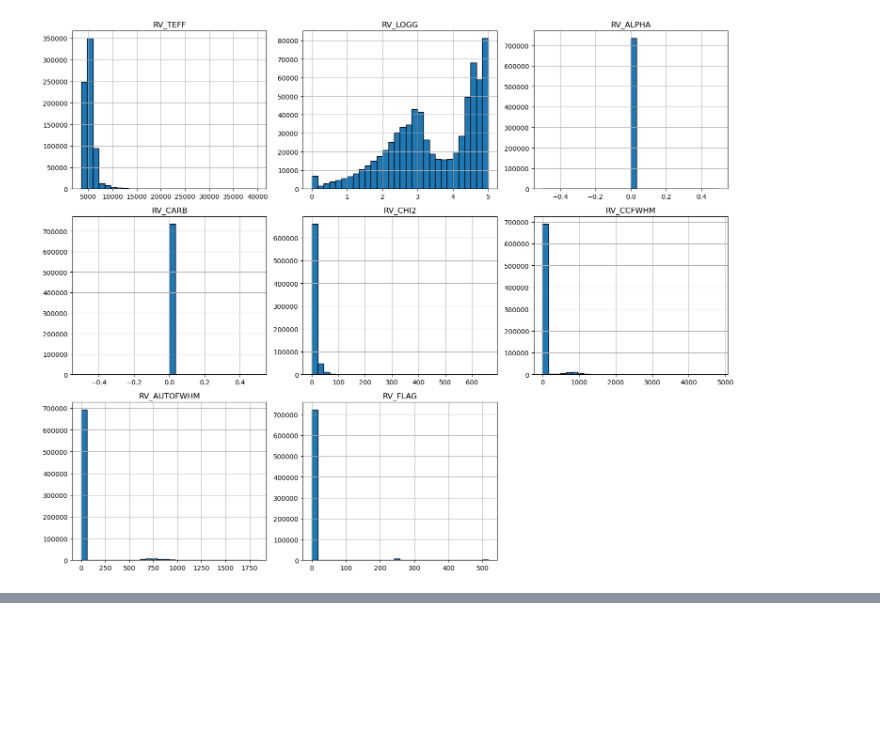
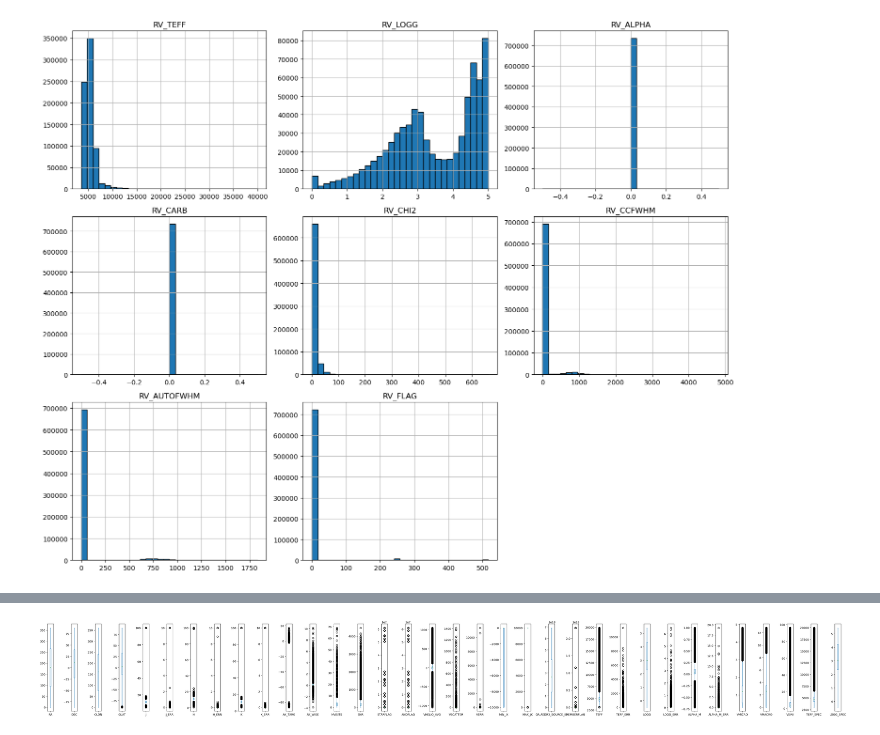
Before and after one commit to astrodeepnet/students-project-2024, a Jupyter notebook: Profiling.ipynb, the cells around one changed output, grey strips where cells are left out. Drawn from its saved outputs; the diff is of its cells as text; code cells hidden in the pictures; blank space fills up the shorter version.

```diff
--- a/Profiling.ipynb
+++ b/Profiling.ipynb
@@ -273,0 +311,6 @@ df = df.drop(to_delete_gaia, axis=1, errors='ignore')
+# %%
+df_drop.plot(kind='box', subplots=True, figsize=(40, 5), sharex=False, sharey=False)
+plt.tight_layout()
+plt.show()
+# %% [output]
+[figure, added]
```
Also changed, not shown: parts of 34 cells of this notebook, 2 other files.
